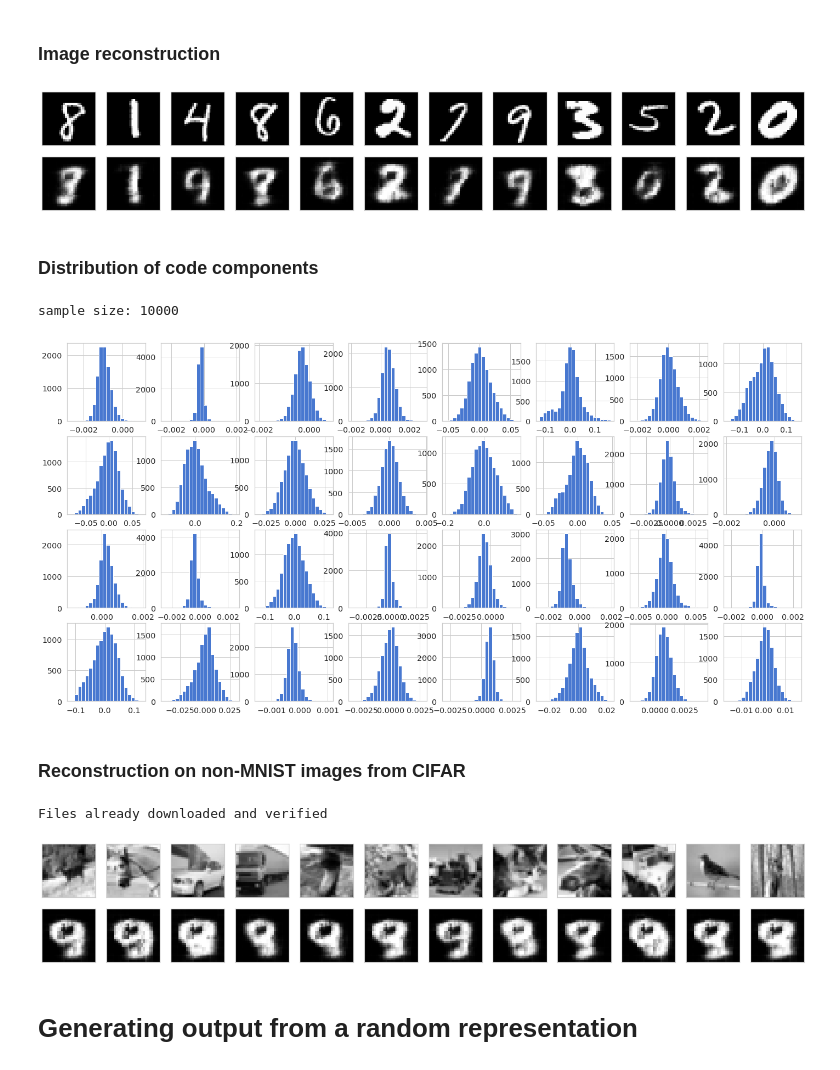
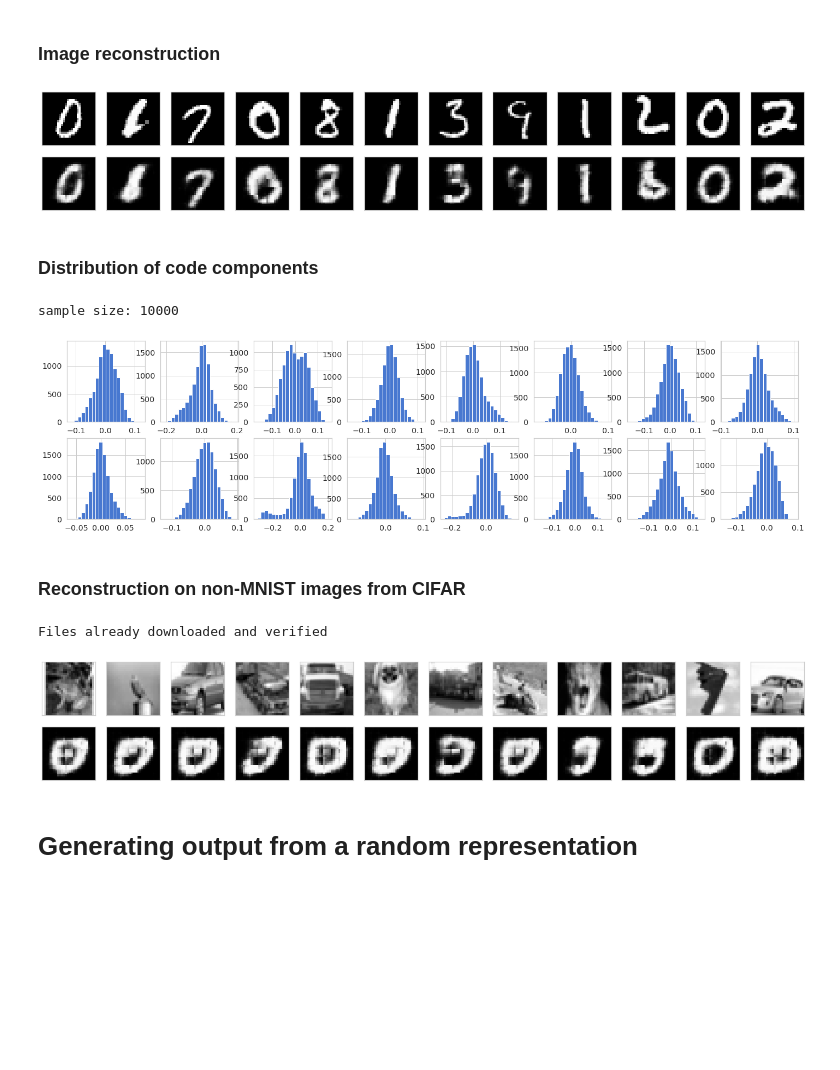
Before and after one commit to csizsek/data-science-old, a Jupyter notebook: autoencoders/05_sparse_ae.ipynb, the cells around one changed output. Cells and saved outputs as stored; diff of their text form; code cells hidden in the pictures; blank space fills up the shorter version.

```diff
--- a/autoencoders/05_sparse_ae.ipynb
+++ b/autoencoders/05_sparse_ae.ipynb
@@ -120,7 +120,7 @@ class Reshape(nn.Module):
         return x.view(self.shape)
 
 class AutoEncoder(nn.Module):
-    def __init__(self):
+    def __init__(self, code_dim=16):
         super(AutoEncoder, self).__init__()
 
         self.encoder = nn.Sequential(
@@ -147,16 +147,19 @@ class AutoEncoder(nn.Module):
             nn.Flatten(),
             nn.Linear(in_features=8*7*7,
                       out_features=64),
+            nn.ReLU(True),
             nn.Linear(in_features=64,
-                      out_features=32))
+                      out_features=code_dim))
 
         self.decoder = nn.Sequential(
             nn.Linear(
-                in_features=32,
+                in_features=code_dim,
                 out_features=64),
+            nn.ReLU(True),
             nn.Linear(
                 in_features=64,
                 out_features=8*7*7),
+            nn.ReLU(True),
             Reshape(-1, 8, 7, 7),
             nn.ConvTranspose2d(
                 in_channels=8,
@@ -219,7 +219,7 @@ except:
     n_epochs = 25
     learning_rate = 1e-4
     weight_decay = 1e-5
-    reg_lambda = 0.0004
+    reg_lambda = 2e-4
 
     criterion = nn.MSELoss()
     optimizer = torch.optim.Adam(
@@ -314,29 +314,29 @@ for i in range(2):
         plt.yticks([])
 plt.show()
 # %% [output]
-[figure, old version]
+[figure, new version]
 # %% [markdown]
 ### Distribution of code components
 # %%
 batches = []
 for i, test_data in enumerate(test_loader, 0):
     x, _ = test_data
     x = torch.autograd.Variable(x).to(device)
     h = model.encode(x)
     batches.append(h.detach().cpu().numpy())
 a = np.concatenate(batches)
 
 print(f'sample size: {a.shape[0]}')
 
-plt.figure(figsize=(24, 12))
-for i in range(32):
-    plt.subplot(4, 8, i + 1)
+plt.figure(figsize=(24, 6))
+for i in range(16):
+    plt.subplot(2, 8, i + 1)
     plt.hist(a[:, i],
              bins=20)
 plt.show()
 # %% [output]
 sample size: 10000
-[figure, old version]
+[figure, new version]
 # %% [markdown]
 ### Reconstruction on non-MNIST images from CIFAR
 # %%
@@ -373,7 +373,7 @@ for i in range(2):
 plt.show()
 # %% [output]
 Files already downloaded and verified
-[figure, old version]
+[figure, new version]
 # %% [markdown]
 # Generating output from a random representation
 # %%
```
Also changed, not shown: parts of 3 cells of this notebook, 3 other files.
